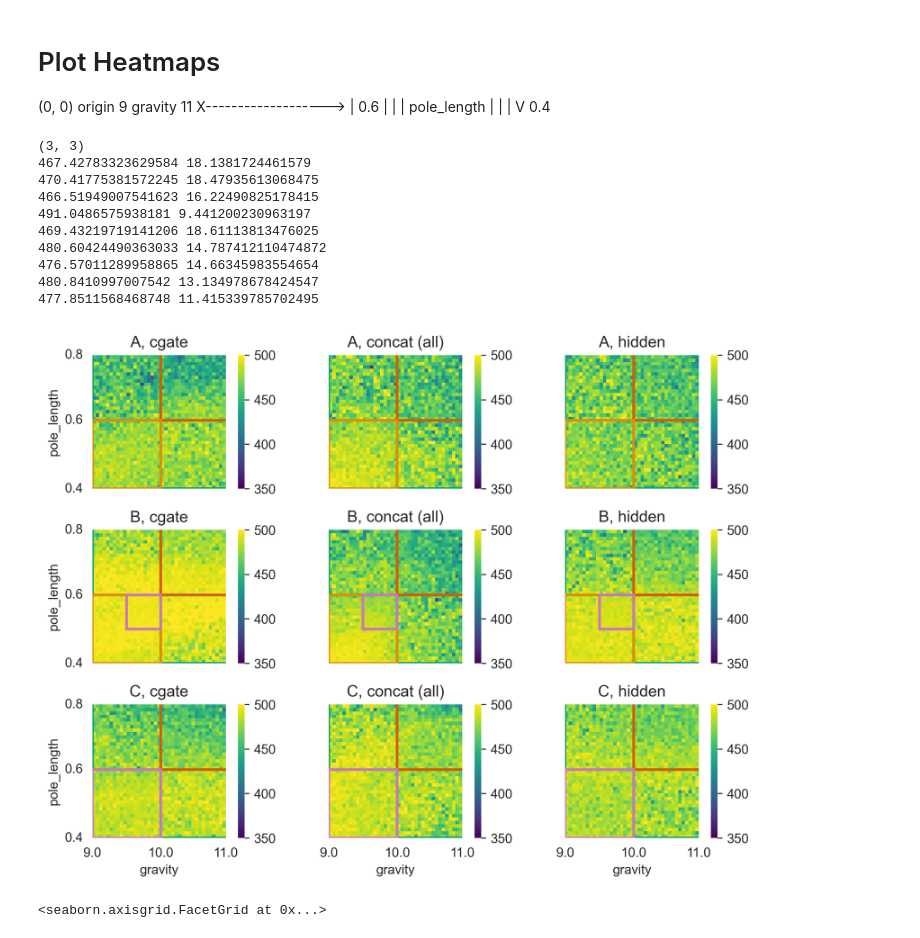
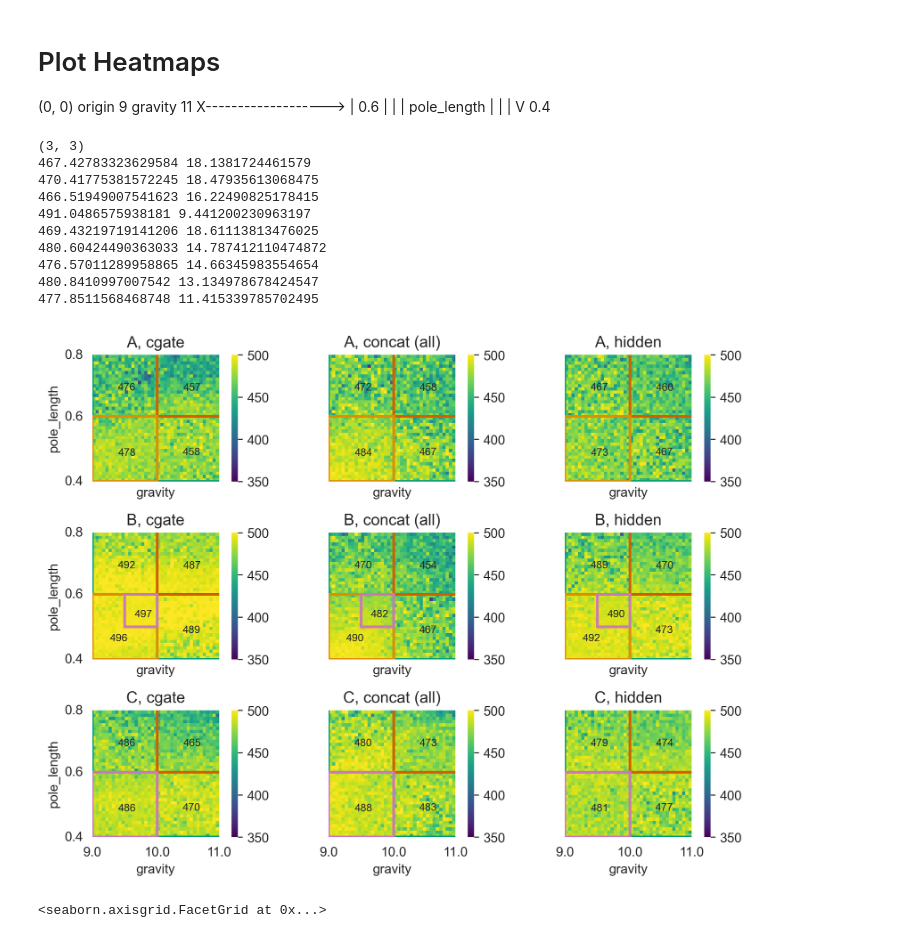
Before and after one commit to automl/CARL, a Jupyter notebook: experiments/evaluation/eval_kirk.ipynb, the cells around one changed output. Cells and saved outputs as stored; diff of their text form; code cells hidden in the pictures.

```diff
--- a/experiments/evaluation/eval_kirk.ipynb
+++ b/experiments/evaluation/eval_kirk.ipynb
@@ -161,7 +162,7 @@ from experiments.evaluation_protocol.plot_traintest_distributions import get_leg
 traincfg = recover_traincfg_from_wandb(Path(folder_eval) / "0" / fn_wbconfig)
 context_features = [
     instantiate(config=cf) for cf in traincfg.kirk_evaluation_protocol.context_features
-]
+][::-1]
 
 modes = r"ABC"
 
@@ -225,6 +226,10 @@ from experiments.evaluation_protocol.plot_evaluate_on_protocol import get_ep_mpl
 traincfg = recover_traincfg_from_wandb(Path(folder_eval) / "0" / fn_wbconfig)
 
 plt.rcParams["axes.grid"] = False
+
+always_add_xlabel = True
+add_numbers_on_heatmap = True
+annot_with_std = False
 
 df = df_rpc
 n_bins = 40
@@ -314,41 +319,87 @@ for i, (group_id, group_df) in enumerate(groups):
     ax.set_xticklabels(xticklabels, rotation=0)
     ax.set_yticklabels(yticklabels, rotation=0)
 
+    # Add numbers onto region
+    if add_numbers_on_heatmap:
+        distr_types = [
+            "test_interpolation",
+            "test_interpolation_combinatorial",
+            "test_extrapolation_single",
+            "test_extrapolation_all"
+        ]
+        subgroups = group_df.groupby("distribution_type")
+        for j, (subgroup_id, subgroup_df) in enumerate(subgroups):
+            xid = list(discretizer.keys())[0]
+            xv = discretizer[xid]
+            yid = list(discretizer.keys())[1]
+            yv = discretizer[yid]
+
+            def annotate(df):
+                region_mean = df["return"].mean()
+                region_std = df["return"].std()
+                text = f"{region_mean:.0f}"
+                if annot_with_std:
+                    text += f"±{region_std:.0f}"
+
+                x = df[xid].mean()
+                y = df[yid].mean()
+
+                def map_to_pixels(x, l, u, n_bins):
+                    return (x - l) / (u - l) * n_bins
+
+                n_bins = len(bins)
+                x = map_to_pixels(x, xv[0], xv[1], n_bins)
+                y = map_to_pixels(y, yv[0], yv[1], n_bins)
+
+                x_offset = -2
+                if annot_with_std:
+                    x_offset -= 2
+                ax.text(x=x+x_offset, y=y-2, s=text, fontsize=8)
+                return text
+
+            if subgroup_id == "test_extrapolation_single":
+                mid = (xv[1] + xv[0]) / 2
+                df = subgroup_df[subgroup_df[xid] < mid]
+                text = annotate(df)
+                text = annotate(subgroup_df[subgroup_df[xid] > mid])
+            else:
+                text = annotate(subgroup_df)
+
     # Add ylabel to first column
     if i % axes.shape[0] == 0:
         ax.set_ylabel(list(discretizer.keys())[0])
 
     # Add xlabel to last row
-    if i >= np.prod(axes.shape) - axes.shape[1]:
+    if i >= np.prod(axes.shape) - axes.shape[1] or always_add_xlabel:
         ax.set_xlabel(list(discretizer.keys())[1])
 
     # # Remove colorbars except for last column
     # if (i + 1) % axes.shape[0] == 0:
     #     from rich import inspect
     #     inspect(ax)
 
     # ax.axis("off")
     for patch in patches:
         ax.add_patch(patch)
     ax.set_title(", ".join(group_id))
 
 fig.set_tight_layout(True)
 fig_fn = Path("./data/kirk_heatmaps.png")
 fig_fn.parent.mkdir(exist_ok=True, parents=True)
 fig.savefig(fig_fn, bbox_inches="tight")
 plt.show()
 # %% [output]
 (3, 3)
 467.42783323629584 18.1381724461579
 470.41775381572245 18.47935613068475
 466.51949007541623 16.22490825178415
 491.0486575938181 9.441200230963197
 469.43219719141206 18.61113813476025
 480.60424490363033 14.787412110474872
 476.57011289958865 14.66345983554654
 480.8410997007542 13.134978678424547
 477.8511568468748 11.415339785702495
-[figure, old version]
+[figure, new version]
 # %%
 # need defs from cell before
 # grid = sns.FacetGrid(df, col="mode", height=4)
```
Also changed, not shown: parts of 3 cells of this notebook, 1 other file.
